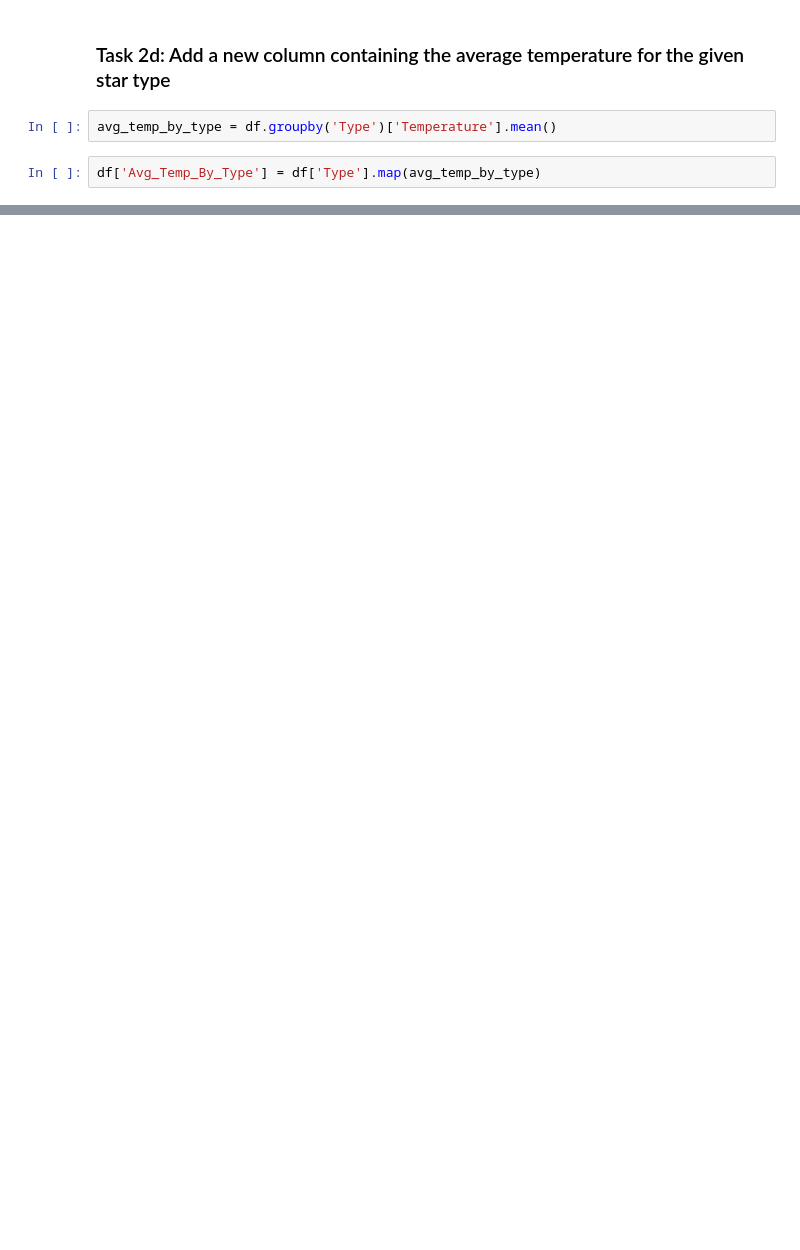
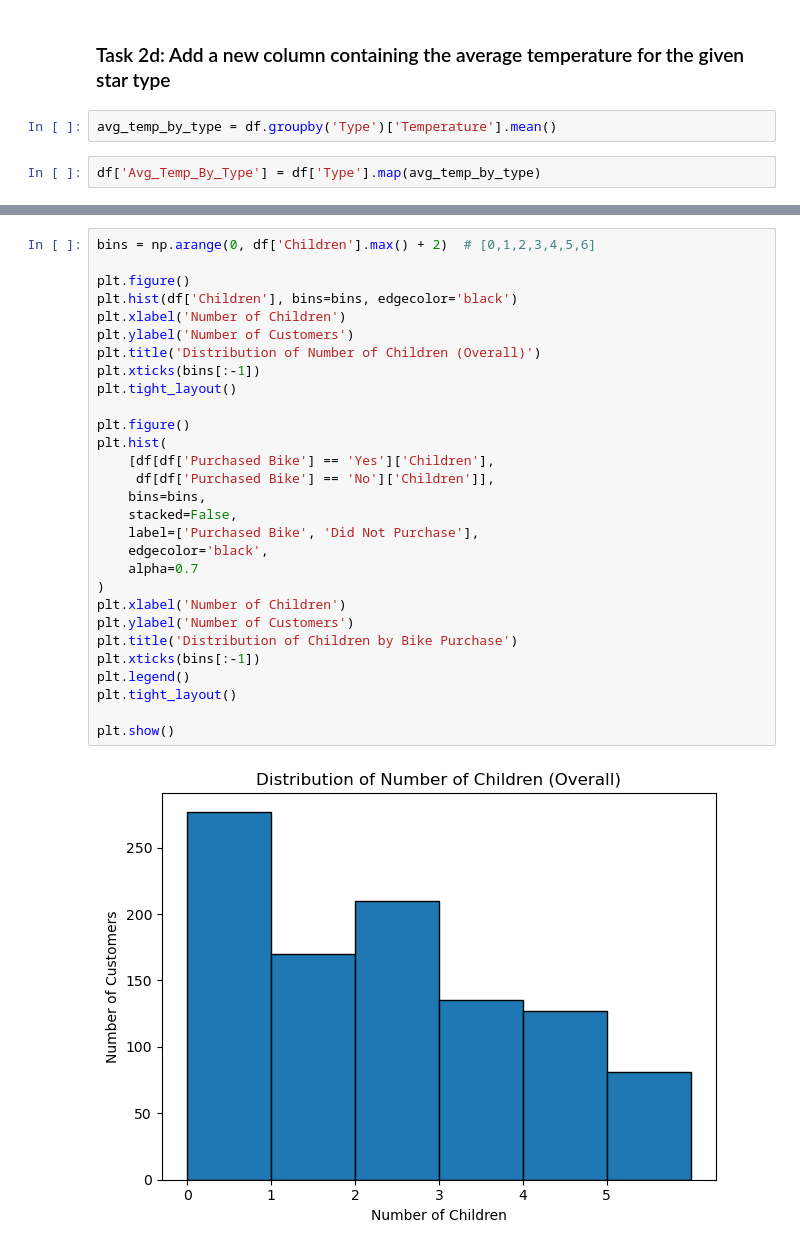
Before and after one commit to Oksuzova/ad_python, a Jupyter notebook: lab1.ipynb, the cells around one changed output, grey strips where cells are left out. Cells and saved outputs as stored; diff of their text form; blank space fills up the shorter version.

```diff
--- a/lab1.ipynb
+++ b/lab1.ipynb
@@ -380,0 +440,31 @@ df.head(15)
+# %%
+bins = np.arange(0, df['Children'].max() + 2)  # [0,1,2,3,4,5,6]
+
+plt.figure()
+plt.hist(df['Children'], bins=bins, edgecolor='black')
+plt.xlabel('Number of Children')
+plt.ylabel('Number of Customers')
+plt.title('Distribution of Number of Children (Overall)')
+plt.xticks(bins[:-1])
+plt.tight_layout()
+
+plt.figure()
+plt.hist(
+    [df[df['Purchased Bike'] == 'Yes']['Children'],
+     df[df['Purchased Bike'] == 'No']['Children']],
+    bins=bins,
+    stacked=False,
+    label=['Purchased Bike', 'Did Not Purchase'],
+    edgecolor='black',
+    alpha=0.7
+)
+plt.xlabel('Number of Children')
+plt.ylabel('Number of Customers')
+plt.title('Distribution of Children by Bike Purchase')
+plt.xticks(bins[:-1])
+plt.legend()
+plt.tight_layout()
+
+plt.show()
+# %% [output]
+[figure, added]
```
Also changed, not shown: parts of 20 cells of this notebook, 1 other file.
